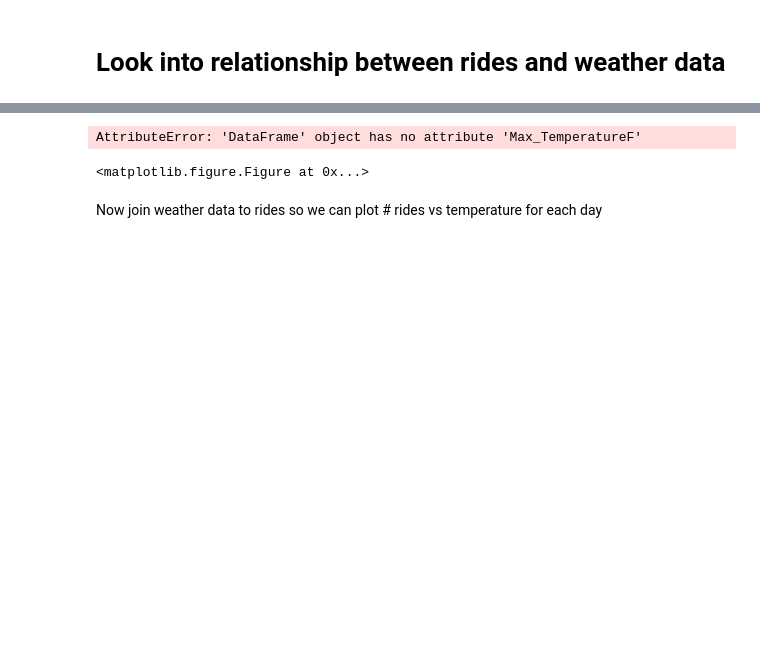
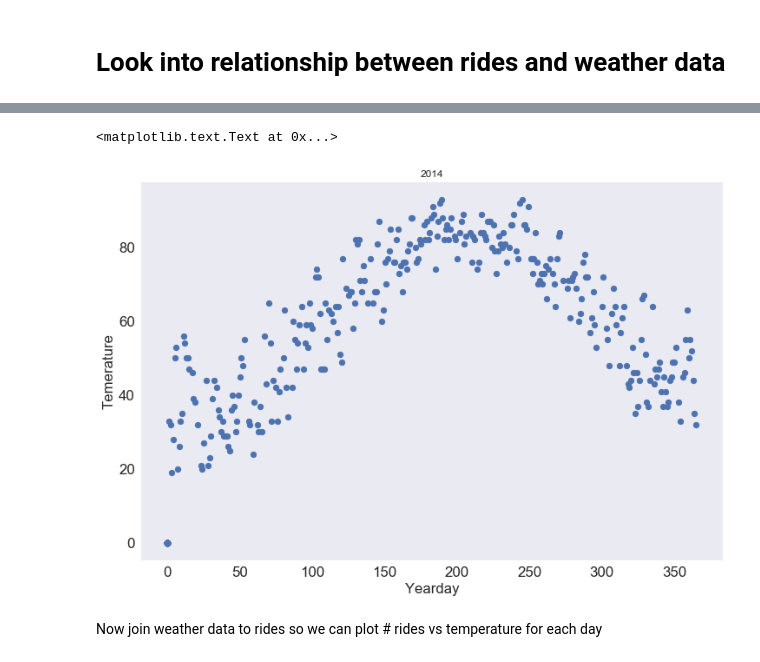
Before and after one commit to andypicke/Springboard_DataScience, a Jupyter notebook: Capstone_1/weather_vs_rides.ipynb, the cells around one changed output, grey strips where cells are left out. Saved outputs shown, nothing was run; the diff lists cells and outputs as text; code cells hidden in the pictures; blank space fills up the shorter version.

```diff
--- a/Capstone_1/weather_vs_rides.ipynb
+++ b/Capstone_1/weather_vs_rides.ipynb
@@ -45,0 +39,7 @@ wea.head()
+# %%
+wea = pd.read_sql_query("SELECT * FROM temps WHERE year=?",con2,params=[year])
+wea['date'] = pd.to_datetime(wea.date)
+wea.loc[wea.precip_In=='T'] = 0
+wea.loc[:,'precip_In'] = wea.astype({'precip_In':'float64'})
+wea.set_index('date',inplace=True)
+wea.head()
@@ -46,12 +73,13 @@ wea.head()
 # %%
 plt.figure(figsize=(12,8))
-plt.plot(wea.yday, wea.Max_TemperatureF)
+plt.scatter(wea.yday, wea.max_temp)
 plt.grid();
 plt.xlabel('Yearday')
 plt.ylabel('Temerature');
+plt.title(str(year))
 # %% [output]
-AttributeError: 'DataFrame' object has no attribute 'Max_TemperatureF'
+<matplotlib.text.Text at 0x...>
-<matplotlib.figure.Figure at 0x...>
+[figure, added]
 # %% [markdown]
 Now join weather data to rides so we can plot # rides vs temperature for each day
 # %%
```
Also changed, not shown: parts of 41 cells of this notebook, 5 other files.
